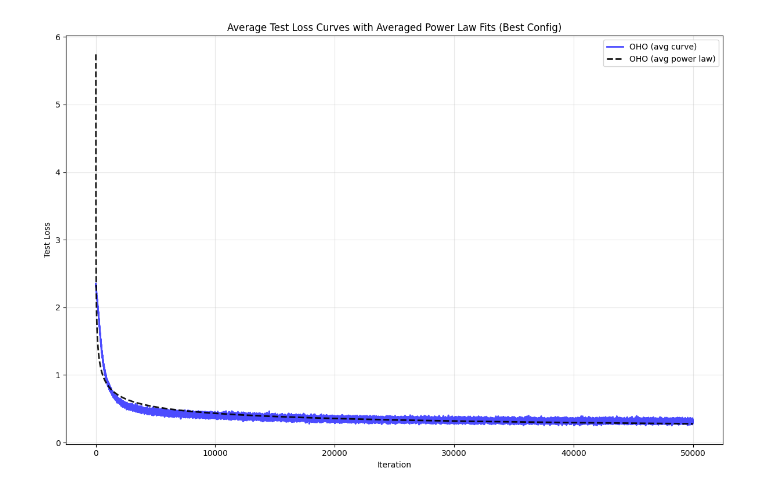
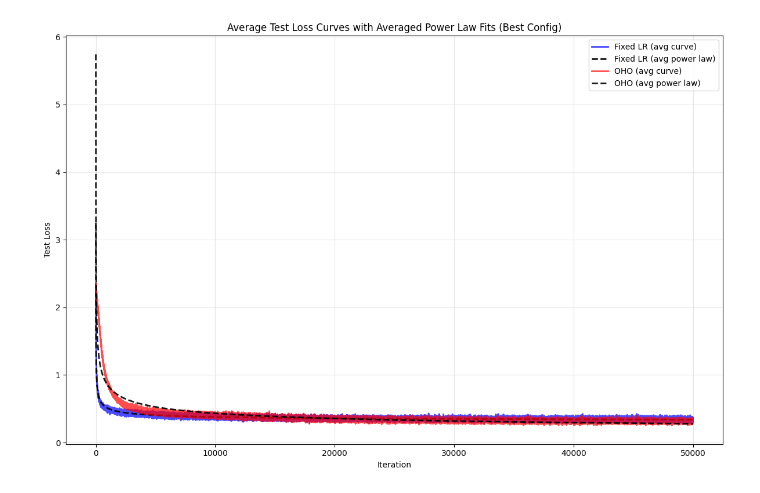
Before and after one commit to thewillyP/meta_learning, a Jupyter notebook: analysis/exp19.ipynb, the cells around one changed output. Drawn from its saved outputs; the diff is of its cells as text; code cells hidden in the pictures.

```diff
--- a/analysis/exp19.ipynb
+++ b/analysis/exp19.ipynb
@@ -250,12 +299,13 @@ def download_and_process_tasks_from_h5_normalized(tag, experiment_name, base_dir
 
 # Usage
 df_metadata_exp1, df_timeseries_exp1 = download_and_process_tasks_from_h5_normalized(
-    tag="opt: 796e8d6e1b5b4b388b8540676ce8ea8f",
+    tag="opt: aea1db902c8e47cd898c7d1c0581636e",
     experiment_name="Fixed LR",
     base_dir="/scratch/clearml/offline_logs/",
     debug_first=True,
     batch_size=20,
     metadata_path="/scratch/clearml/processed_data/fixed_lr_metadata.parquet",
-    timeseries_path="/scratch/clearml/processed_data/fixed_lr_timeseries.parquet"
+    timeseries_path="/scratch/clearml/processed_data/fixed_lr_timeseries.parquet",
+    force_download=False,
 )
 # %% [output]
@@ -286,7 +336,8 @@ df_metadata_exp2, df_timeseries_exp2 = download_and_process_tasks_from_h5_normal
     debug_first=True,
     batch_size=20,
     metadata_path="/scratch/clearml/processed_data/oho_metadata.parquet",
-    timeseries_path="/scratch/clearml/processed_data/oho_timeseries.parquet"
+    timeseries_path="/scratch/clearml/processed_data/oho_timeseries.parquet",
+    force_download=False,
 )
 # %% [output]
 DOWNLOADING TASKS FOR oho: opt: be339c9b39694bcc8f4365b4a6f56c1b
@@ -309,7 +360,7 @@ Dataset: final_test_accuracy
 # %%
 # Usage
 experiments = [
-    # ("Fixed LR", df_metadata_exp1, df_timeseries_exp1),
+    ("Fixed LR", df_metadata_exp1, df_timeseries_exp1),
     ("OHO", df_metadata_exp2, df_timeseries_exp2),
 ]
 # %%
@@ -487,6 +585,8 @@ def plot_average_test_loss_curves_with_powerlaw(experiments):
     """
     Plot average test loss curves with averaged power law fits.
     Fits power law to each task individually, then averages the parameters.
+    Uses best config based on learning rate, meta learning rate, and weight decay.
+    Memory-efficient version.
 
     Args:
         experiments: list of tuples (name, df_metadata, df_timeseries)
@@ -499,29 +599,40 @@ def plot_average_test_loss_curves_with_powerlaw(experiments):
         print(f"\nProcessing {name}...")
         color = colors[idx % len(colors)]
 
-        metadata = df_metadata.compute()
+        config_cols = [
+            'config/learners/0/optimizer/learning_rate/value',
+            'config/learners/1/optimizer/learning_rate/value',
+            'config/learners/0/optimizer/weight_decay/value'
+        ]
 
-        # Find best config
-        lr_cols = ['config/learners/0/optimizer/learning_rate/value',
-                   'config/learners/1/optimizer/learning_rate/value']
-        lr_summary = metadata.groupby(lr_cols)['metric/final_test_loss'].mean().reset_index()
-        lr_summary = lr_summary.sort_values('metric/final_test_loss')
-        best_config = lr_summary.iloc[0]
-        best_lr0 = best_config[lr_cols[0]]
-        best_lr1 = best_config[lr_cols[1]]
+        # Check which columns exist
+        available_cols = [col for col in config_cols if col in df_metadata.columns]
 
-        print(f"  Best config: LR0={float(best_lr0):.6f}, LR1={float(best_lr1):.6f}")
+        if len(available_cols) == 0:
+            print(f"Warning: No configuration columns found.")
+            continue
 
-        # Filter to best config
-        best_metadata = metadata[
-            (metadata[lr_cols[0]] == best_lr0) &
-            (metadata[lr_cols[1]] == best_lr1)
-        ]
+        print(f"  Using configuration columns: {available_cols}")
+
+        # Find best config using Dask
+        config_summary = df_metadata.groupby(available_cols)['metric/final_test_loss'].agg(['mean', 'count']).compute()
+        config_summary = config_summary.reset_index().sort_values('mean')
+        best_config = config_summary.iloc[0]
+
+        config_str = ", ".join([f"{col.split('/')[-2]}={float(best_config[col]):.6f}" for col in available_cols])
+        print(f"  Best config: {config_str}")
+        print(f"  Mean final test loss: {best_config['mean']:.6f}")
+        print(f"  Number of seeds: {int(best_config['count'])}")
+
+        # Filter to best config using Dask
+        mask = df_metadata[available_cols[0]] == best_config[available_cols[0]]
+        for col in available_cols[1:]:
+            mask &= (df_metadata[col] == best_config[col])
+        best_metadata = df_metadata[mask][['task_id']].compute()
         best_task_ids = best_metadata['task_id'].values
 
-        # Get timeseries for best config
-        timeseries = df_timeseries.compute()
-        best_timeseries = timeseries[timeseries['task_id'].isin(best_task_ids)]
+        # Get timeseries for best config using Dask
+        best_timeseries = df_timeseries[df_timeseries['task_id'].isin(best_task_ids.tolist())][['task_id', 'iteration', 'metric/test_loss']].compute()
 
         # Compute average test loss curve
         avg_curve = best_timeseries.groupby('iteration')['metric/test_loss'].mean()
@@ -530,18 +641,23 @@ def plot_average_test_loss_curves_with_powerlaw(experiments):
 
         # Fit power law to each individual task and collect parameters
         power_law_params = []
-        for task_id in best_task_ids:
-            task_data = timeseries[timeseries['task_id'] == task_id]
-            if len(task_data) > 5:
-                try:
-                    task_iterations = task_data['iteration'].values
-                    task_losses = task_data['metric/test_loss'].dropna().values
-                    if len(task_losses) > 5:
-                        popt, _ = curve_fit(power_law, task_iterations[:len(task_losses)], task_losses,
-                                          bounds=([0,0,0], [np.inf,np.inf,np.inf]), maxfev=2000)
-                        power_law_params.append(popt)
-                except:
-                    continue
+        chunk_size = 10
+
+        for i in range(0, len(best_task_ids), chunk_size):
+            chunk_ids = best_task_ids[i:i+chunk_size]
+
+            for task_id in chunk_ids:
+                task_data = best_timeseries[best_timeseries['task_id'] == task_id]
+                if len(task_data) > 5:
+                    try:
+                        task_iterations = task_data['iteration'].values
+                        task_losses = task_data['metric/test_loss'].dropna().values
+                        if len(task_losses) > 5:
+                            popt, _ = curve_fit(power_law, task_iterations[:len(task_losses)], task_losses,
+                                              bounds=([0,0,0], [np.inf,np.inf,np.inf]), maxfev=2000)
+                            power_law_params.append(popt)
+                    except:
+                        continue
 
         if power_law_params:
             # Average the power law parameters
@@ -582,6 +709,6 @@ Processing OHO...
   Averaged power law params: a=7.0902, b=0.3155, c=0.0447
   Number of tasks used: 20
-[figure, old version]
+[figure, new version]
 # %%
 import matplotlib.pyplot as plt
 import numpy as np
```
Also changed, not shown: parts of 9 cells of this notebook.
